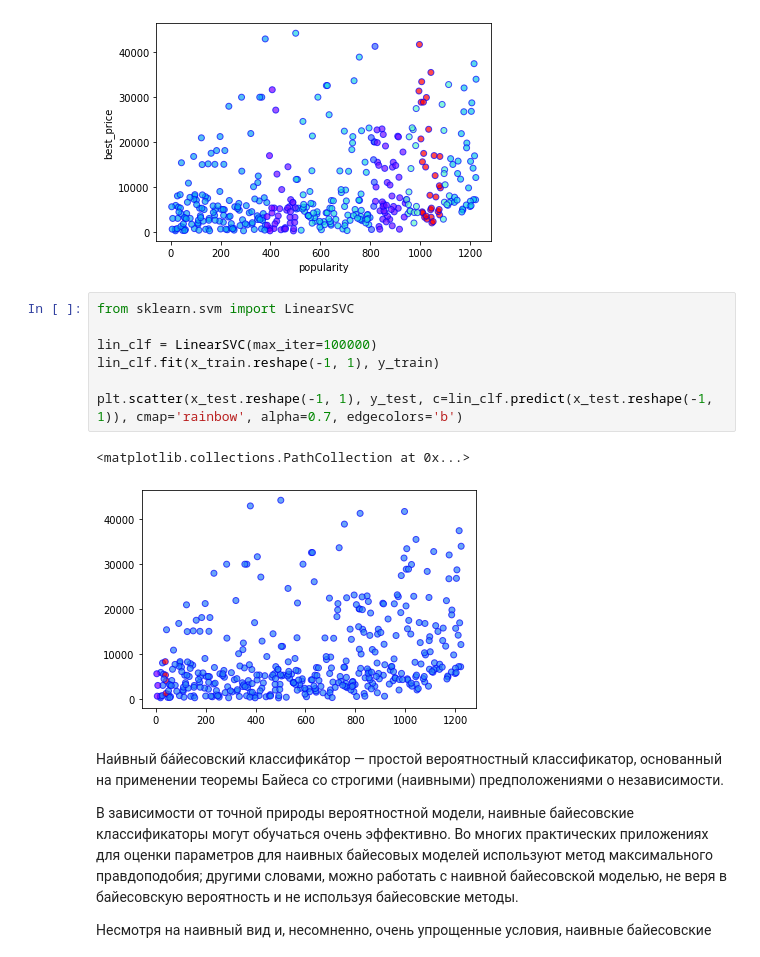
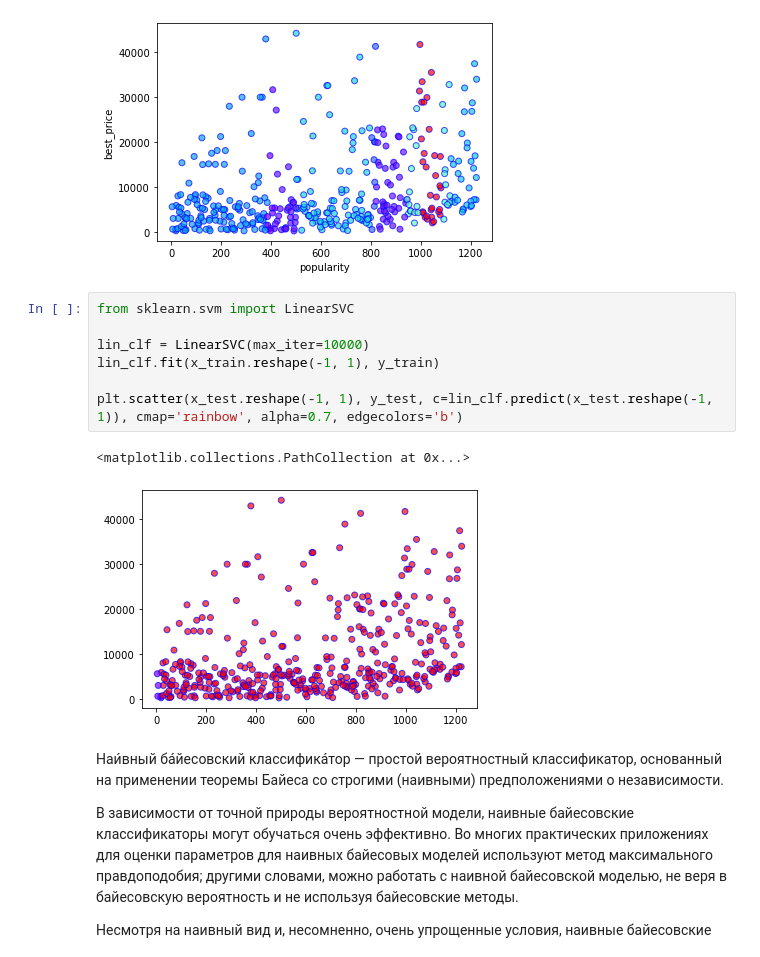
Before and after one commit to kiotokio/IDP, a Jupyter notebook: LinearRegression.ipynb, the cells around one changed output. Drawn from its saved outputs; the diff is of its cells as text.

```diff
--- a/LinearRegression.ipynb
+++ b/LinearRegression.ipynb
@@ -418,13 +418,13 @@ plt.scatter(x_test.reshape(-1, 1), y_test, c=clf.predict(x_test.reshape(-1, 1)),
 # %%
 from sklearn.svm import LinearSVC
 
-lin_clf = LinearSVC(max_iter=100000)
+lin_clf = LinearSVC(max_iter=10000)
 lin_clf.fit(x_train.reshape(-1, 1), y_train)
 
 plt.scatter(x_test.reshape(-1, 1), y_test, c=lin_clf.predict(x_test.reshape(-1, 1)), cmap='rainbow', alpha=0.7, edgecolors='b')
 # %% [output]
 <matplotlib.collections.PathCollection at 0x...>
-[figure, old version]
+[figure, new version]
 # %% [markdown]
 Наи́вный ба́йесовский классифика́тор — простой вероятностный классификатор, основанный на применении теоремы Байеса со строгими (наивными) предположениями о независимости.
 
```
Also changed, not shown: parts of 13 cells of this notebook.
